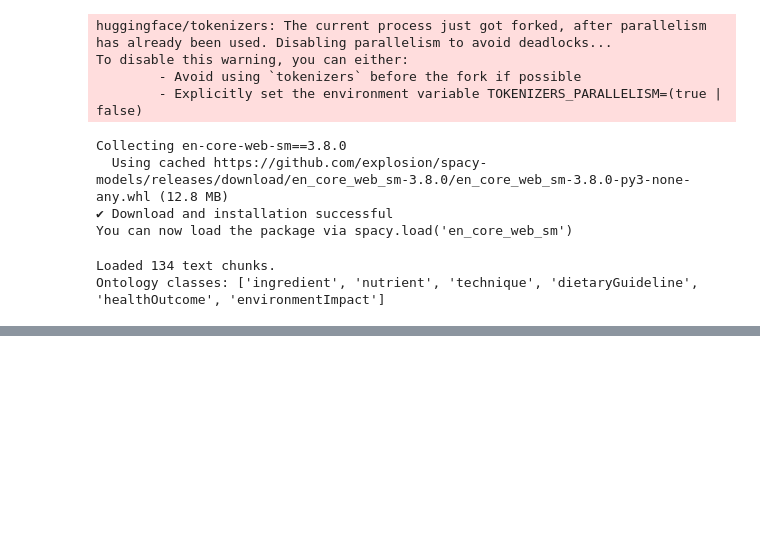
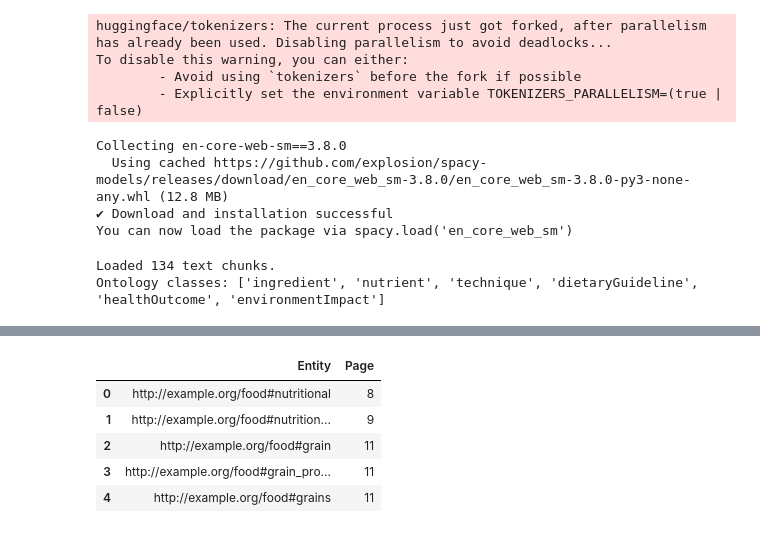
Before and after one commit to raphsa/pdf_to_KnowledgeGraph_LLM, a Jupyter notebook: test1.ipynb, the cells around one changed output, grey strips where cells are left out. Drawn from its saved outputs; the diff is of its cells as text; code cells hidden in the pictures; blank space fills up the shorter version.

```diff
--- a/test1.ipynb
+++ b/test1.ipynb
@@ -473,0 +665,19 @@ Ontology classes: ['ingredient', 'nutrient', 'technique', 'dietaryGuideline', 'h
+# %%
+# Example SPARQL query: List all entities and their pages
+
+q3 = """
+SELECT ?entity ?page
+WHERE {
+  ?entity ex:page ?page .
+}
+ORDER BY ?page
+LIMIT 5
+"""
+pd.DataFrame(g.query(q3), columns=["Entity", "Page"])
+# %% [output]
+|  | Entity | Page |
+| 0 | http://example.org/food#nutritional | 8 |
+| 1 | http://example.org/food#nutrition... | 9 |
+| 2 | http://example.org/food#grain | 11 |
+| 3 | http://example.org/food#grain_pro... | 11 |
+| 4 | http://example.org/food#grains | 11 |
```
Also changed, not shown: parts of 14 cells of this notebook.
